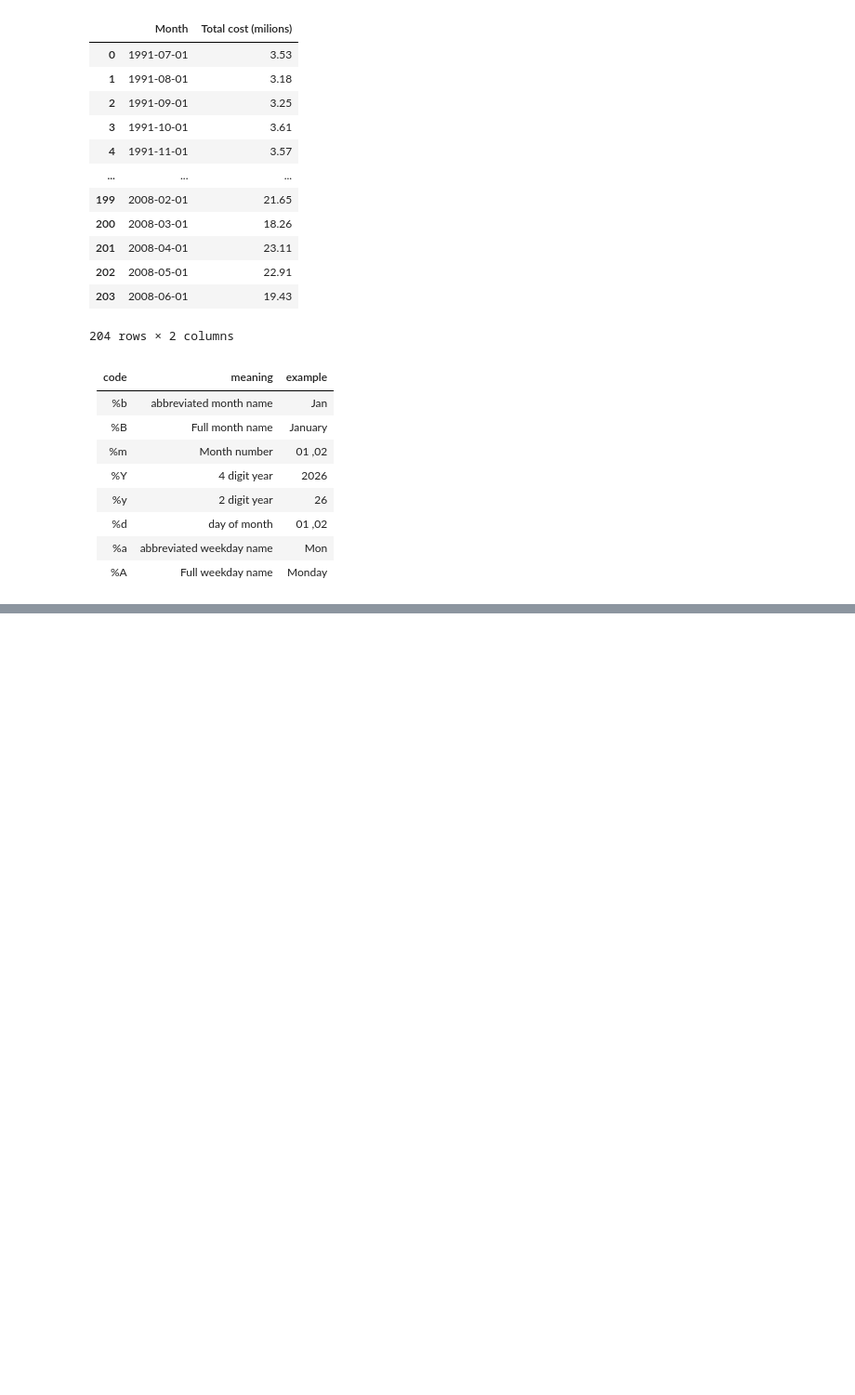
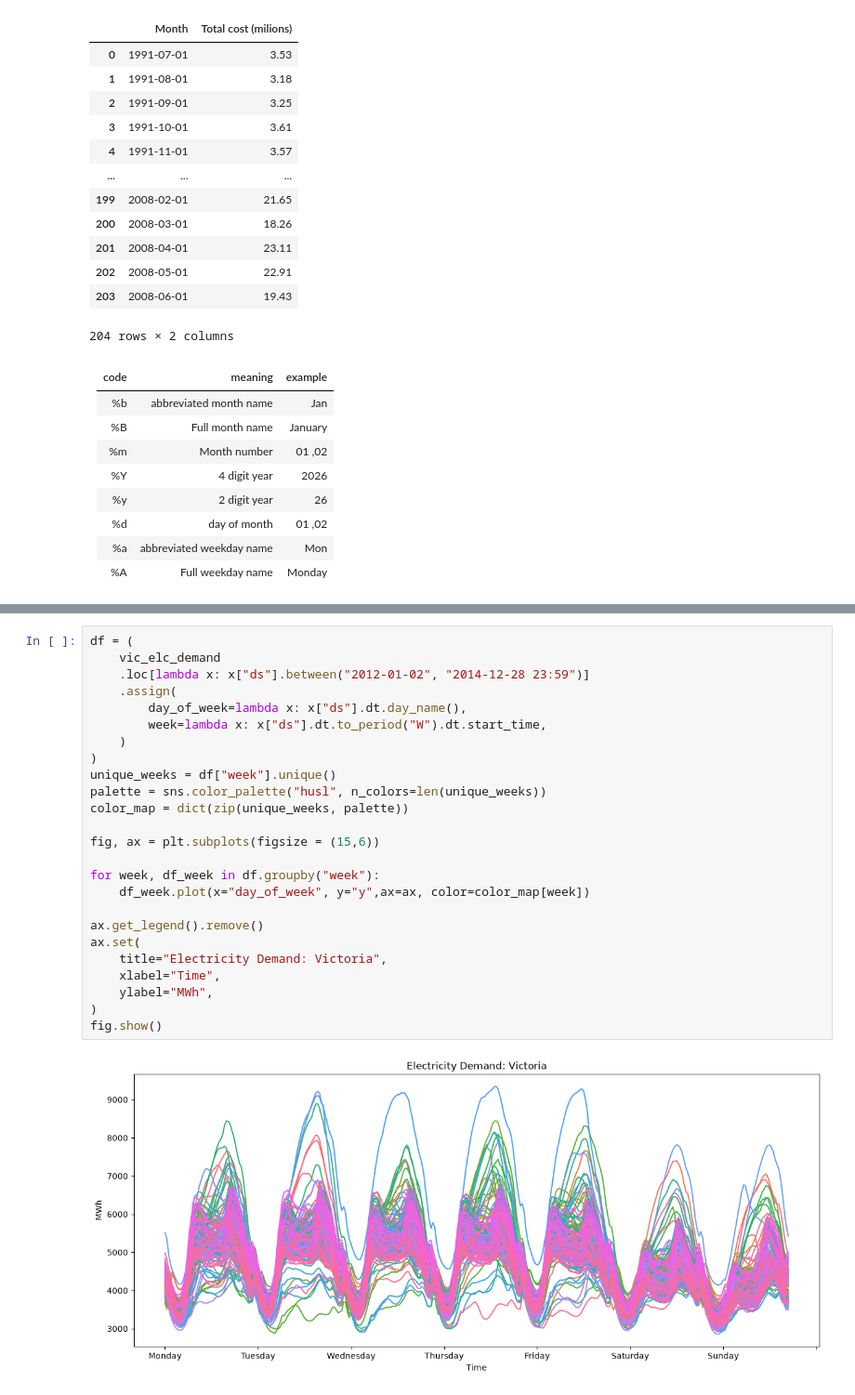
Before and after one commit to Minajamfum/forecasting, a Jupyter notebook: chapter2.ipynb, the cells around one changed output, grey strips where cells are left out. Shown at 93% size. Saved outputs shown, nothing was run; the diff lists cells and outputs as text; blank space fills up the shorter version.

```diff
--- a/chapter2.ipynb
+++ b/chapter2.ipynb
@@ -132,0 +249,27 @@ total_cost
+# %%
+df = (
+    vic_elc_demand
+    .loc[lambda x: x["ds"].between("2012-01-02", "2014-12-28 23:59")]
+    .assign(
+        day_of_week=lambda x: x["ds"].dt.day_name(),
+        week=lambda x: x["ds"].dt.to_period("W").dt.start_time,
+    )
+)
+unique_weeks = df["week"].unique()
+palette = sns.color_palette("husl", n_colors=len(unique_weeks))
+color_map = dict(zip(unique_weeks, palette))
+
+fig, ax = plt.subplots(figsize = (15,6))
+
+for week, df_week in df.groupby("week"):
+    df_week.plot(x="day_of_week", y="y",ax=ax, color=color_map[week])
+
+ax.get_legend().remove()
+ax.set(
+    title="Electricity Demand: Victoria",
+    xlabel="Time",
+    ylabel="MWh",
+)
+fig.show()
+# %% [output]
+[figure, added]
```
Also changed, not shown: parts of 8 cells of this notebook, 1 other file.
